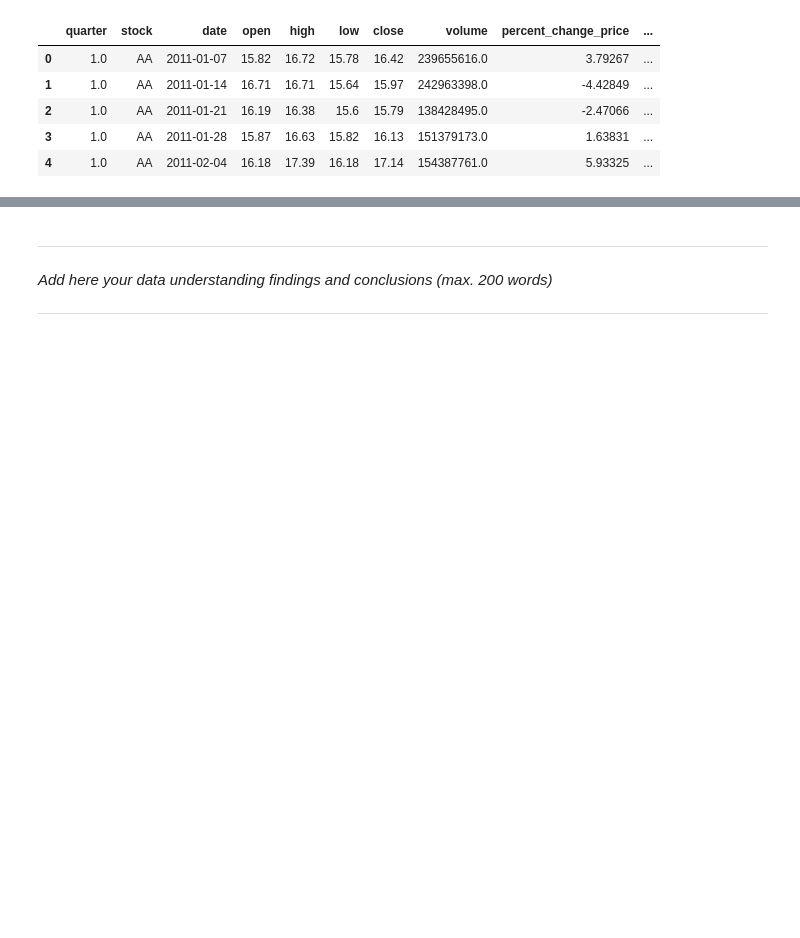
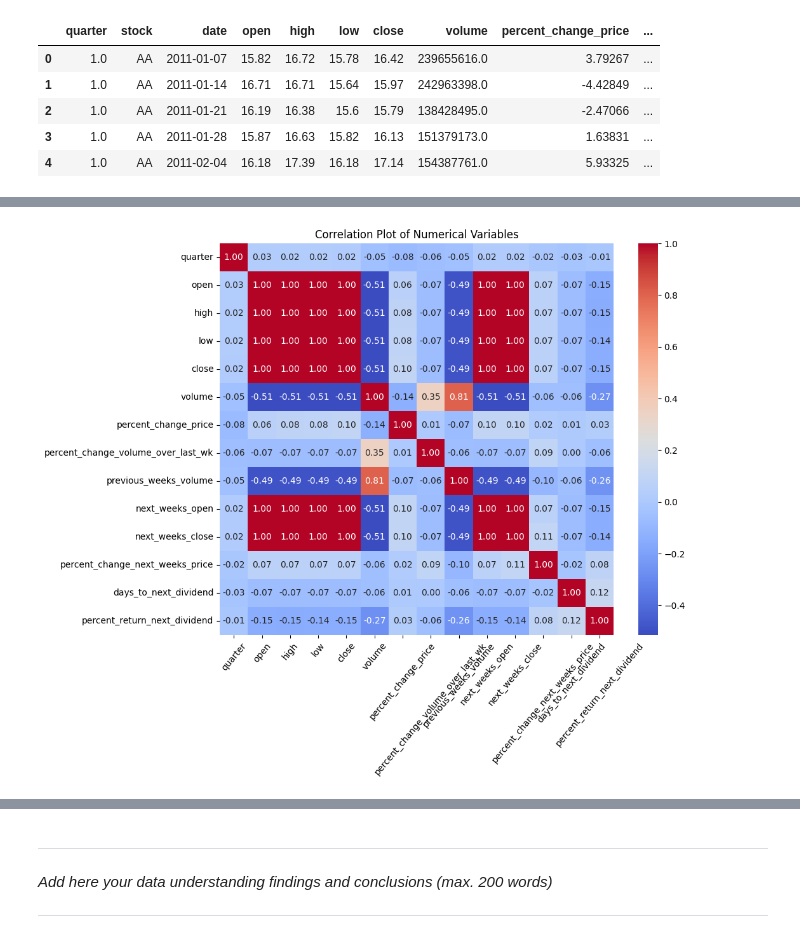
Before and after one commit to CarolinaRuivo/dowjones-index, a Jupyter notebook: template.ipynb, the cells around one changed output, grey strips where cells are left out. Cells and saved outputs as stored; diff of their text form; code cells hidden in the pictures; blank space fills up the shorter version.

```diff
--- a/template.ipynb
+++ b/template.ipynb
@@ -382,0 +503,12 @@ During the data understanding phase, you should focus on understanding what each
+# %%
+# Create a correlation matrix, including the independent variable -> High correlations between X and y (percent_change_next_weeks_price) may indicate predictive power
+correlation_matrix = df[numerical_cols].corr()
+
+# Create a heatmap of the correlation matrix
+plt.figure(figsize=(10, 8))
+sns.heatmap(correlation_matrix, annot=True, cmap='coolwarm', fmt=".2f")
+plt.title('Correlation Plot of Numerical Variables')
+plt.xticks(rotation=50)  # Rotate x-axis labels by 50 degrees
+plt.show()
+# %% [output]
+[figure, added]
```
Also changed, not shown: parts of 32 cells of this notebook.
